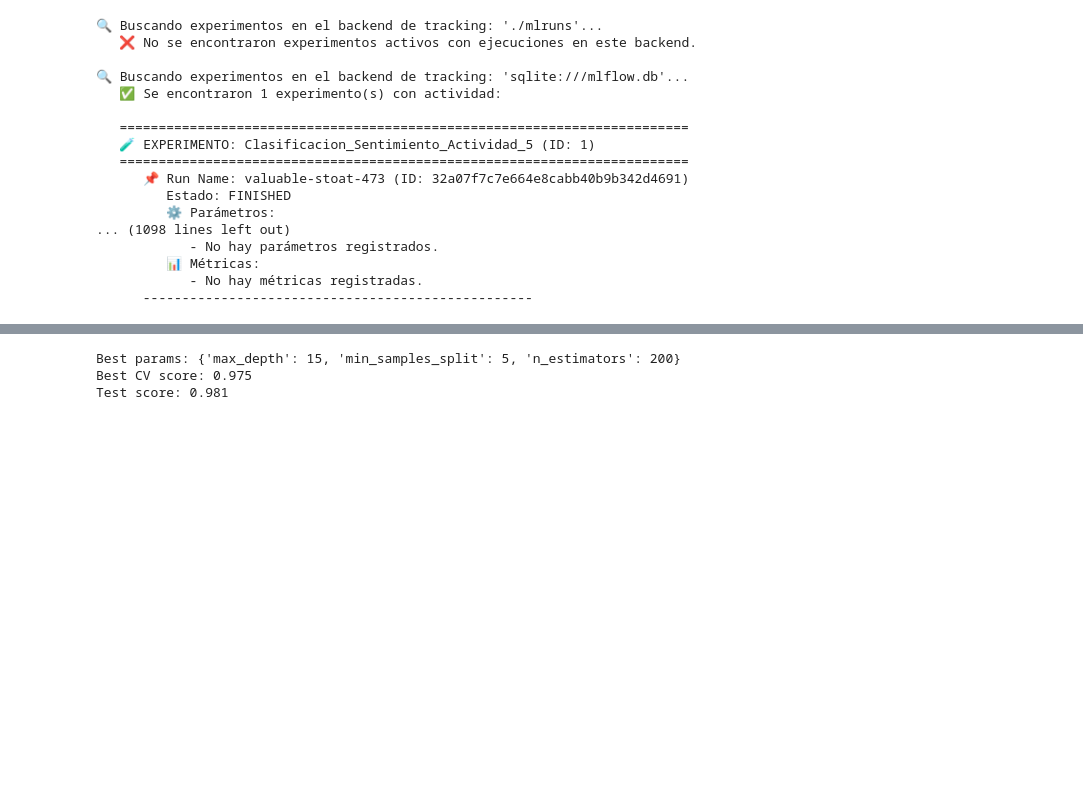
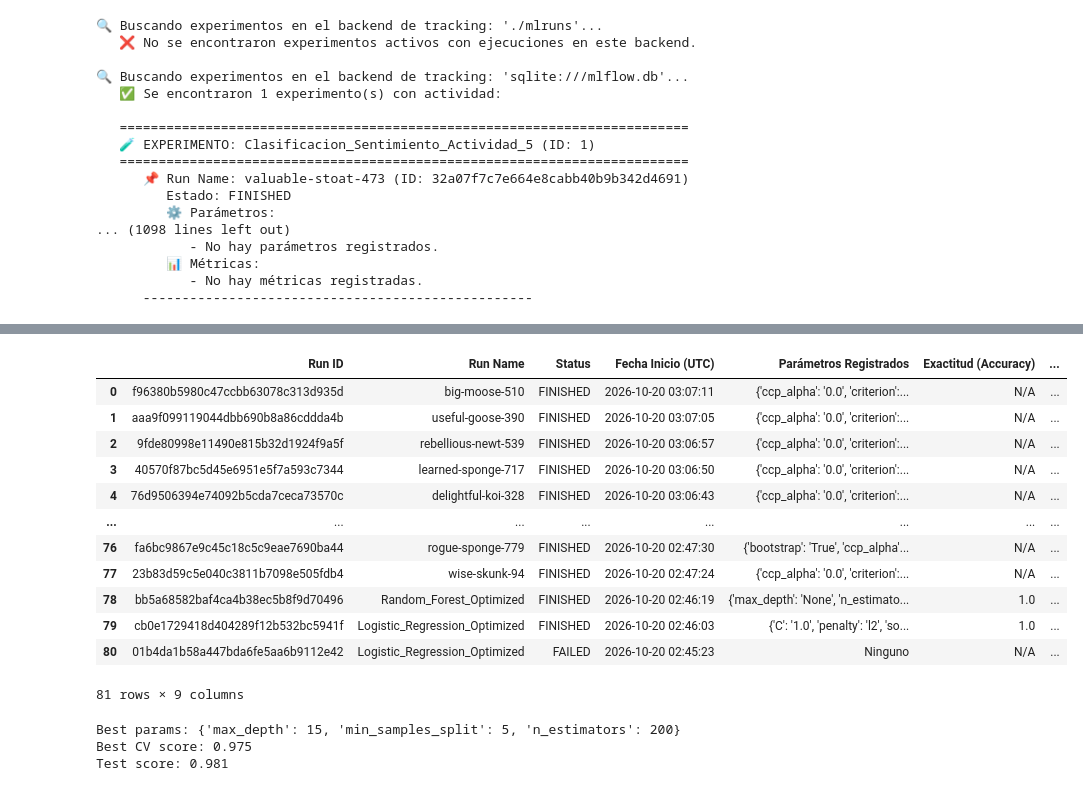
Before and after one commit to roaddaniel-blip/Actividad-5-versi-n-2, a Jupyter notebook: Actividad_5_final_version_1.ipynb, the cells around one changed output, grey strips where cells are left out. Cells and saved outputs as stored; diff of their text form; code cells hidden in the pictures; blank space fills up the shorter version.

```diff
--- a/Actividad_5_final_version_1.ipynb
+++ b/Actividad_5_final_version_1.ipynb
@@ -472,3 +537,27 @@ for uri in tracking_uris:
+# %%
+# Mostrar la evidencia local usando la visualización interactiva nativa de Pandas en Colab
+# de esta forma evitamos el error de sincronización de credenciales de Google Sheets
+try:
+    # Habilitar formateador interactivo nativo de Colab para DataFrames
+    from google.colab import data_table
+    display(data_table.DataTable(df_evidence, include_index=False, num_rows_per_page=10))
+except Exception:
+    # Alternativa en caso de que no esté disponible
+    display(df_evidence)
+# %% [output]
+|  | Run ID | Run Name | Status | Fecha Inicio (UTC) | Parámetros Registrados | Exactitud (Accuracy) | ... |
+| 0 | f96380b5980c47ccbb63078c313d935d | big-moose-510 | FINISHED | 2026-10-20 03:07:11 | {'ccp_alpha': '0.0', 'criterion':... | N/A | ... |
+| 1 | aaa9f099119044dbb690b8a86cddda4b | useful-goose-390 | FINISHED | 2026-10-20 03:07:05 | {'ccp_alpha': '0.0', 'criterion':... | N/A | ... |
+| 2 | 9fde80998e11490e815b32d1924f9a5f | rebellious-newt-539 | FINISHED | 2026-10-20 03:06:57 | {'ccp_alpha': '0.0', 'criterion':... | N/A | ... |
+| 3 | 40570f87bc5d45e6951e5f7a593c7344 | learned-sponge-717 | FINISHED | 2026-10-20 03:06:50 | {'ccp_alpha': '0.0', 'criterion':... | N/A | ... |
+| 4 | 76d9506394e74092b5cda7ceca73570c | delightful-koi-328 | FINISHED | 2026-10-20 03:06:43 | {'ccp_alpha': '0.0', 'criterion':... | N/A | ... |
+| ... | ... | ... | ... | ... | ... | ... | ... |
+| 76 | fa6bc9867e9c45c18c5c9eae7690ba44 | rogue-sponge-779 | FINISHED | 2026-10-20 02:47:30 | {'bootstrap': 'True', 'ccp_alpha'... | N/A | ... |
+| 77 | 23b83d59c5e040c3811b7098e505fdb4 | wise-skunk-94 | FINISHED | 2026-10-20 02:47:24 | {'ccp_alpha': '0.0', 'criterion':... | N/A | ... |
+| 78 | bb5a68582baf4ca4b38ec5b8f9d70496 | Random_Forest_Optimized | FINISHED | 2026-10-20 02:46:19 | {'max_depth': 'None', 'n_estimato... | 1.0 | ... |
+| 79 | cb0e1729418d404289f12b532bc5941f | Logistic_Regression_Optimized | FINISHED | 2026-10-20 02:46:03 | {'C': '1.0', 'penalty': 'l2', 'so... | 1.0 | ... |
+| 80 | 01b4da1b58a447bda6fe5aa6b9112e42 | Logistic_Regression_Optimized | FAILED | 2026-10-20 02:45:23 | Ninguno | N/A | ... |
+81 rows × 9 columns
 # %%
 import warnings
 import logging
```
Also changed, not shown: parts of 2 cells of this notebook.
